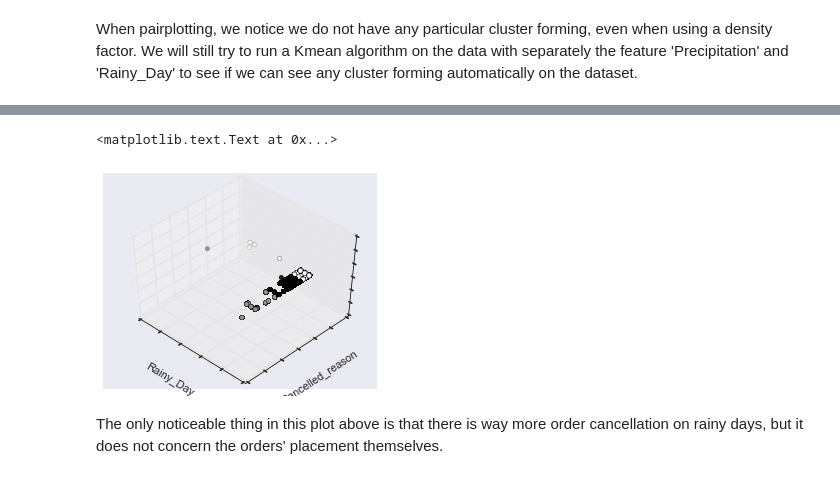
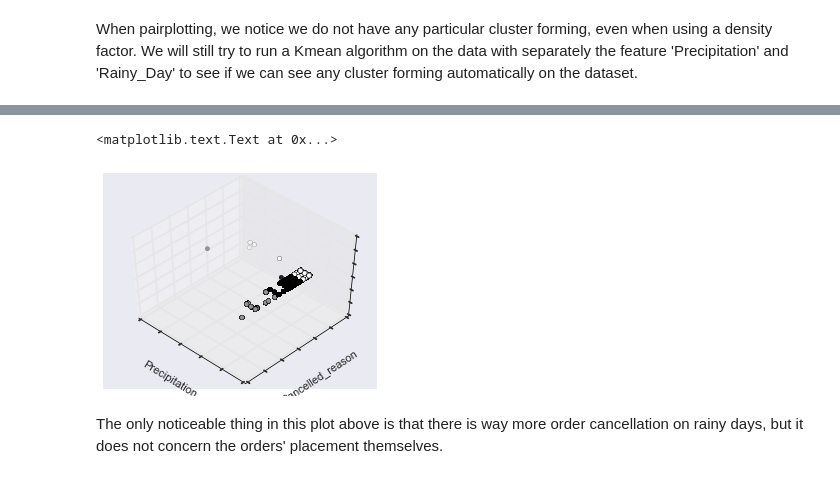
Before and after one commit to Bayakissa/Analytics_Test, a Jupyter notebook: Analytics_Test.ipynb, the cells around one changed output, grey strips where cells are left out. Drawn from its saved outputs; the diff is of its cells as text; code cells hidden in the pictures.

```diff
--- a/Analytics_Test.ipynb
+++ b/Analytics_Test.ipynb
@@ -241,0 +210,13 @@ kmeans = KMeans(n_clusters=3, random_state=0).fit(X)
+# %%
+cluster_test['Rainy_Day'] = pd.Series(np.random.randn(len(cluster_test)), index=cluster_test.index)
+
+cluster_test.Rainy_Day = [1 if _ >= threshold else 0 for _ in cluster_test.Precipitation]
+# %%
+cols = list(cluster_test)
+cols.insert((shape(cluster_test)[1])-1, cols.pop(cols.index('user_id')))
+cluster_test = cluster_test.ix[:, cols]
+cluster_test = cluster_test.drop('Rainy_Day', 1)
+# %%
+array = cluster_test.values
+X = array[:,0:(shape(cluster_test)[1]-1)]
+X
@@ -242,24 +231,26 @@ kmeans = KMeans(n_clusters=3, random_state=0).fit(X)
+# %%
+kmeans = KMeans(n_clusters=3, random_state=0).fit(X)
 # %%
 # 'Precipitation'
 
 fig = plt.figure(1, figsize=(4, 3))
 plt.clf()
 ax = Axes3D(fig, rect=[0, 0, .95, 1], elev=48, azim=134)
 
 plt.cla()
 kmeans.fit(X)
 labels = kmeans.labels_
 
 ax.scatter(X[:, 0], X[:, 1], c=labels.astype(np.float))
 
 ax.w_xaxis.set_ticklabels([])
 ax.w_yaxis.set_ticklabels([])
 ax.w_zaxis.set_ticklabels([])
-ax.set_xlabel('Rainy_Day')
+ax.set_xlabel('Precipitation')
 ax.set_ylabel('Cancelled_reason')
 ax.set_zlabel('user_id')
 # %% [output]
 <matplotlib.text.Text at 0x...>
-[figure, old version]
+[figure, new version]
 # %% [markdown]
 The only noticeable thing in this plot above is that there is way more order cancellation on rainy days, but it does not concern the orders' placement themselves.
```
Also changed, not shown: parts of 23 cells of this notebook.
